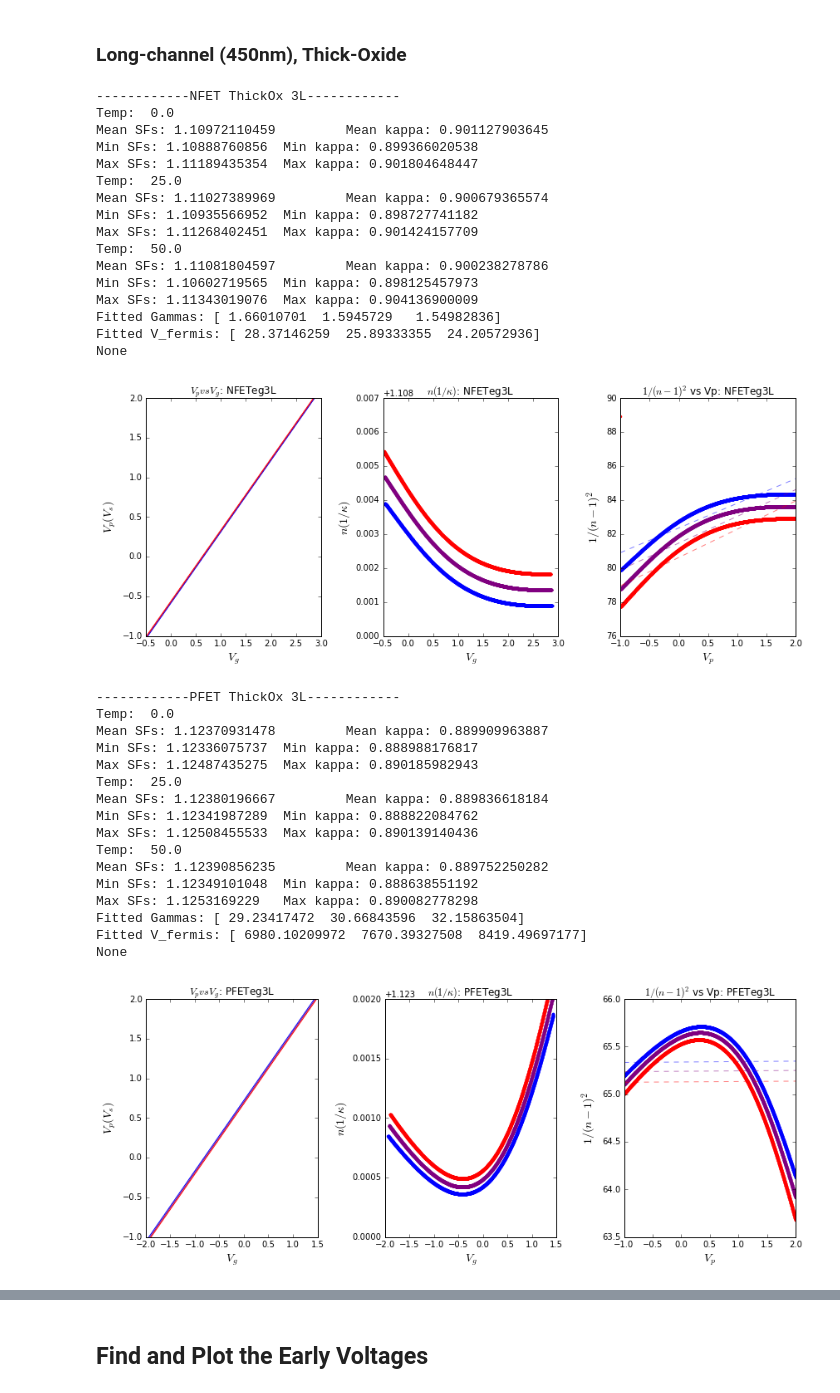
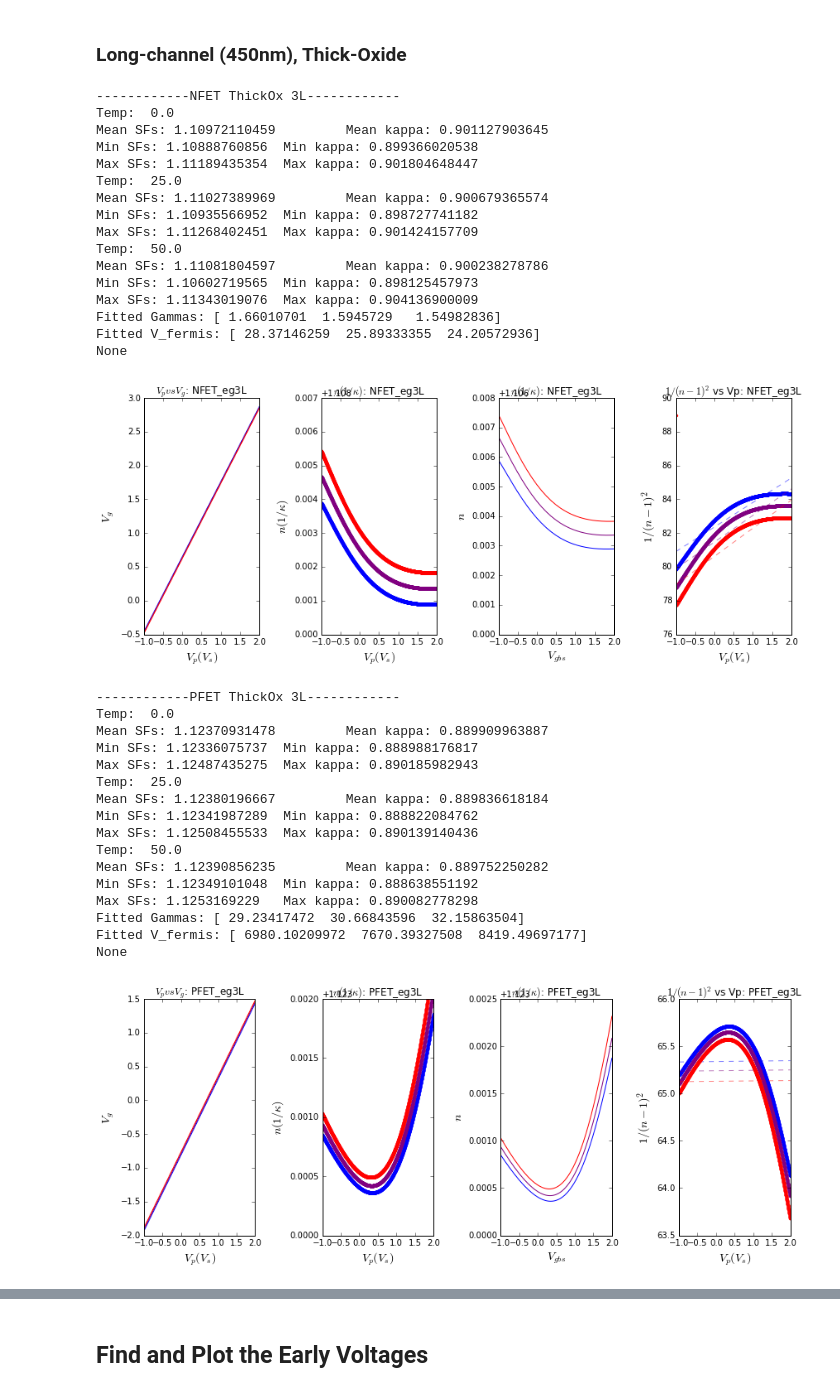
Before and after one commit to twinoza/TwinPyNB, a Jupyter notebook: FETCharacterization/FET_ParamExtract.ipynb, the cells around one changed output, grey strips where cells are left out. Saved outputs shown, nothing was run; the diff lists cells and outputs as text; code cells hidden in the pictures.

```diff
--- a/FETCharacterization/FET_ParamExtract.ipynb
+++ b/FETCharacterization/FET_ParamExtract.ipynb
@@ -194,21 +281,43 @@ def plotVpvsVg(data, ttl="", color=(1,0,0), fntSz=12):
     #numCols = shape(Ys)[1]
     #for i in range(numCols):
     #    plot(Xs[1:], dYs/dXs, '.', color=color)
-    xlabel(r'$V_{g}$', fontsize=fntSz)
-    ylabel(r'$V_{p} (V_s)$', fontsize=fntSz)
+    xlabel(r'$V_{p} (V_s)$', fontsize=fntSz)
+    ylabel(r'$V_{g}$', fontsize=fntSz)
     #ylim([Ys.min()/10, Ys.max()*10])
     title(ttl)
 
+# This function plots the derivative of the VpvsVg plot above.  As such, it gives
+# the slopefactor as a function of Vp.
 def plotSlopeFactor(data, ttl="", color=(1,0,0), fntSz=12):
     Xs, Ys = data
     dYs = diff(Ys)
     dXs = diff(Xs)
-    plot(Xs[:-1], dXs/dYs, '.', color=color)
-    xlabel(r'$V_{g}$', fontsize=fntSz)
+    plot(Xs[:-1], dYs/dXs, '.', color=color)
+    xlabel(r'$V_{p} (V_s)$', fontsize=fntSz)
     ylabel(r'$n (1/\kappa)$', fontsize=fntSz)
     #ylim([Ys.min()/10, Ys.max()*10])
     title(ttl)
-    return dXs/dYs
+    return dYs/dXs
+
+# This function plots the slope factor (n) as a function of Vgb-Vs (Vgbs)
+# It allows one to intuit how the slopefactor is changing for a given back-gate
+# voltage, as per some of the analogies in the Trivedi '06 paper.
+def plotSFvsVgbs(data, ttl="", color=(1,0,0), fntSz=12):
+    Xs, Ys = data
+    # Determine whether or not there are multiple columns worth of (x,y) plots.
+    # If so, color code the plots from blue to red, otherwise, use the input color
+    if len(shape(Ys))<=1:
+        #print "plotting only one dataset"
+        plot(Xs, Ys, '-', color=color)
+    else:
+        #print "plotting multiple datasets"
+        numCols = shape(Ys)[1]
+        for i in range(numCols):
+            plot(Xs, Ys.T[i], '-', color=(1.*i/(numCols-1), 0, 1.-(1.*i/(numCols-1))))
+    xlabel(r'$V_{gbs}$', fontsize=fntSz)
+    ylabel(r'$n$', fontsize=fntSz)
+    #ylim([Ys.min()/10, Ys.max()*10])
+    title(ttl)
 
 # This function plots the 1/(n-1)^2 data vs Vps
 # Input to this function are two arrays, Vps and Ns
@@ -217,7 +326,7 @@ def plotSFParamData(data, ttl="", color=(1,0,0), fntSz=12):
     Ys = calcInvNOffSq(Ns)
 
     plot(Xs, Ys, '.', color=color)
-    xlabel(r'$V_{p}$', fontsize=fntSz)
+    xlabel(r'$V_{p} (V_s)$', fontsize=fntSz)
     ylabel(r'$1/(n-1)^2$', fontsize=fntSz)
     #ylim([Ys.min()/10, Ys.max()*10])
     title(ttl)
@@ -447,7 +694,8 @@ def printSFInfo(temps, SFs, gammas, vFermis):
 # %% [markdown]
 # Get general data from the files
 # %%
-folderRoot = "/home/noza/work/Braindrop/CDB/BDTests/NFET_test/IV_Sim_Results/ParamExtract/"
+folderRoot = "/home/noza/work/Braindrop/CDB/BDTests/NFET_test/IV_Sim_Results/ExtractParams/"
+folderRoot = "/home/noza/work/data/FET_tests/ExtractParams/"
 folderRoot_P = "/home/noza/work/Braindrop/CDB/BDTests/PFET_test/IV_Sim_Results/ExtractParams/"
 
 #paramFileName = folderRoot + "ParamAnalysisVals_VgSweep.csv"
@@ -661,11 +1040,11 @@ Hello
 ### Long-channel (450nm), Thick-Oxide
 # %%
 figsize(12,5)
-SFs,gammas,fermis = slopeFactor(folderRoot, FETType="NFETeg3L", curveType="VgvsVs_KappaExtraction",
+SFs,gammas,fermis = slopeFactor(folderRoot, FETType="NFET_eg3L", curveType="VgvsVs_KappaExtraction",
                   temps=temps, xLims=None, yLims=(1.108, 1.115))
 print "------------NFET ThickOx 3L------------\n", printSFInfo(temps,SFs,gammas,fermis)
 show()
-SFs,gammas,fermis = slopeFactor(folderRoot_P, FETType="PFETeg3L", curveType="VgvsVs_KappaExtraction",
+SFs,gammas,fermis = slopeFactor(folderRoot, FETType="PFET_eg3L", curveType="VgvsVs_KappaExtraction",
                   temps=temps, xLims=None, yLims=(1.123, 1.125))
 print "------------PFET ThickOx 3L------------\n", printSFInfo(temps,SFs,gammas,fermis)
 # %% [output]
@@ -674,32 +1053,32 @@ Temp:  0.0
 Mean SFs: 1.10972110459         Mean kappa: 0.901127903645
 Min SFs: 1.10888760856  Min kappa: 0.899366020538
 Max SFs: 1.11189435354  Max kappa: 0.901804648447
 Temp:  25.0
 Mean SFs: 1.11027389969         Mean kappa: 0.900679365574
 Min SFs: 1.10935566952  Min kappa: 0.898727741182
 Max SFs: 1.11268402451  Max kappa: 0.901424157709
 Temp:  50.0
 Mean SFs: 1.11081804597         Mean kappa: 0.900238278786
 Min SFs: 1.10602719565  Min kappa: 0.898125457973
 Max SFs: 1.11343019076  Max kappa: 0.904136900009
 Fitted Gammas: [ 1.66010701  1.5945729   1.54982836]
 Fitted V_fermis: [ 28.37146259  25.89333355  24.20572936]
 None
-[figure, old version]
+[figure, new version]
 ------------PFET ThickOx 3L------------
 Temp:  0.0
 Mean SFs: 1.12370931478         Mean kappa: 0.889909963887
 Min SFs: 1.12336075737  Min kappa: 0.888988176817
 Max SFs: 1.12487435275  Max kappa: 0.890185982943
 Temp:  25.0
 Mean SFs: 1.12380196667         Mean kappa: 0.889836618184
 Min SFs: 1.12341987289  Min kappa: 0.888822084762
 Max SFs: 1.12508455533  Max kappa: 0.890139140436
 Temp:  50.0
 Mean SFs: 1.12390856235         Mean kappa: 0.889752250282
 Min SFs: 1.12349101048  Min kappa: 0.888638551192
 Max SFs: 1.1253169229   Max kappa: 0.890082778298
 Fitted Gammas: [ 29.23417472  30.66843596  32.15863504]
 Fitted V_fermis: [ 6980.10209972  7670.39327508  8419.49697177]
 None
-[figure, old version]
+[figure, new version]
```
Also changed, not shown: parts of 46 cells of this notebook, 1 other file.
